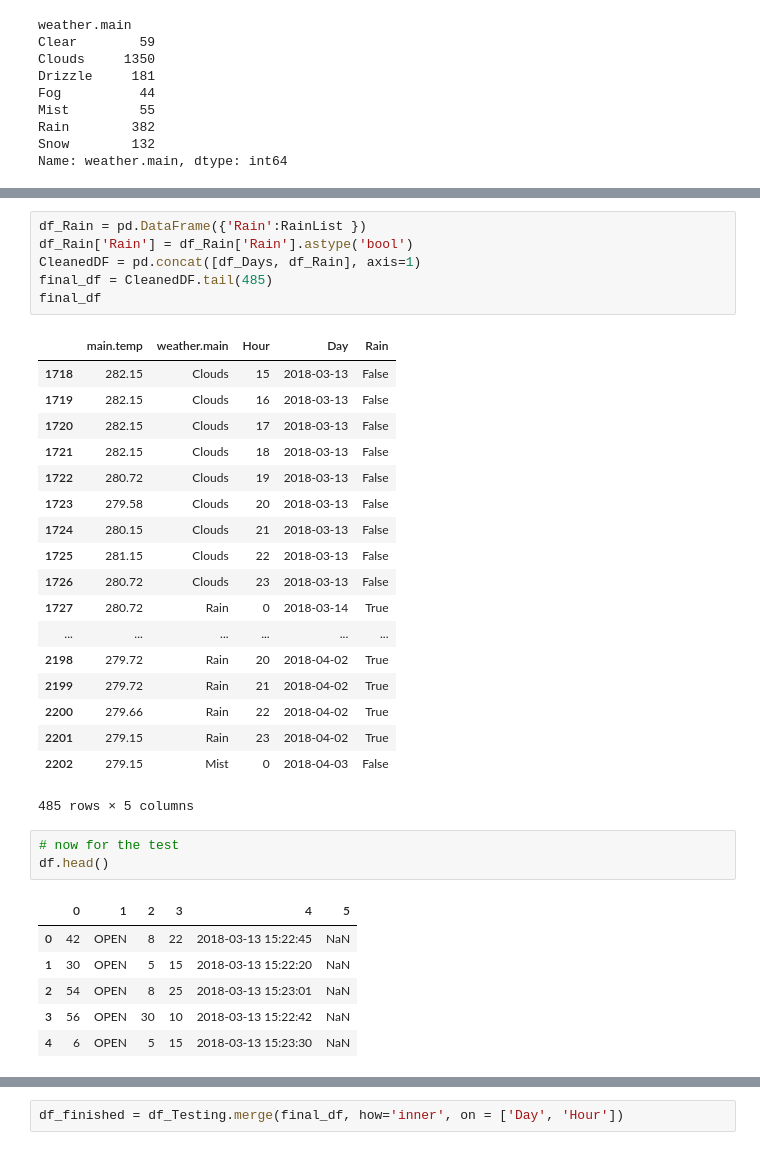
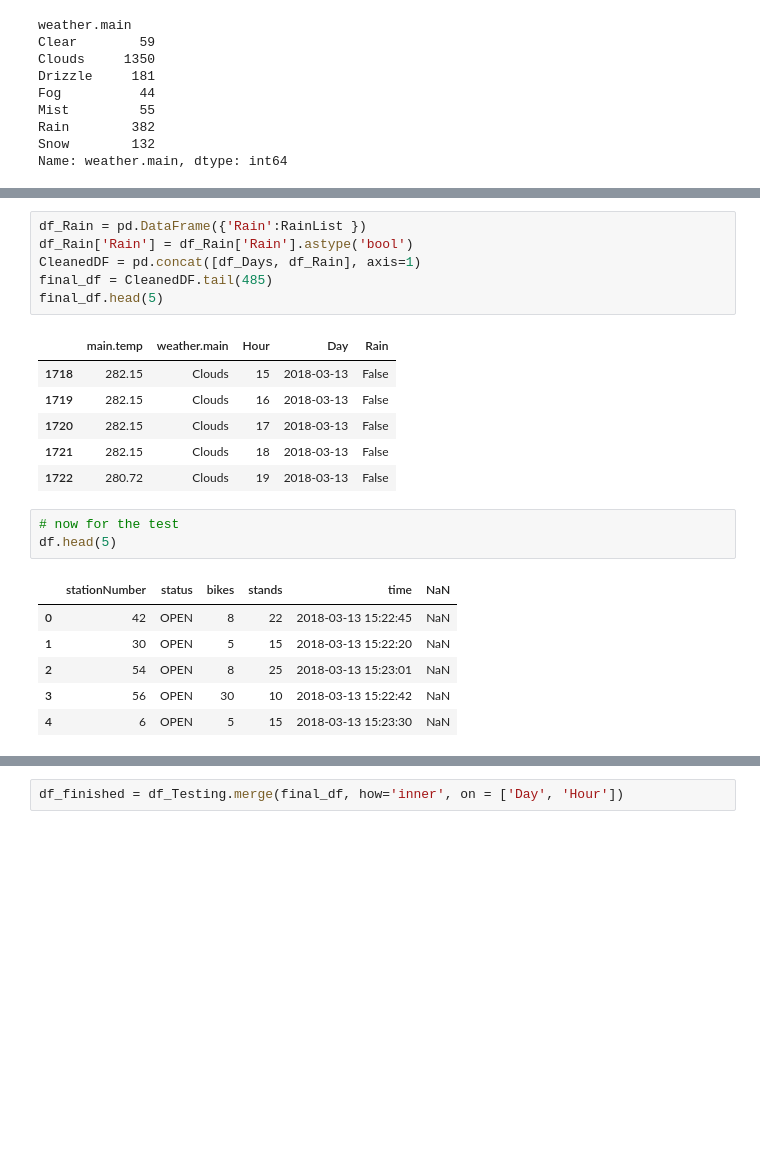
Before and after one commit to obyrned1/Group20_COMP30670_Project, a Jupyter notebook: flaskapp/app/prediction_model.ipynb, the cells around one changed output, grey strips where cells are left out. Cells and saved outputs as stored; diff of their text form; blank space fills up the shorter version.

```diff
--- a/flaskapp/app/prediction_model.ipynb
+++ b/flaskapp/app/prediction_model.ipynb
@@ -169,33 +113,21 @@ RainList
 # %%
 df_Rain = pd.DataFrame({'Rain':RainList })
 df_Rain['Rain'] = df_Rain['Rain'].astype('bool')
 CleanedDF = pd.concat([df_Days, df_Rain], axis=1)
 final_df = CleanedDF.tail(485)
-final_df
+final_df.head(5)
 # %% [output]
 |  | main.temp | weather.main | Hour | Day | Rain |
 | 1718 | 282.15 | Clouds | 15 | 2018-03-13 | False |
 | 1719 | 282.15 | Clouds | 16 | 2018-03-13 | False |
 | 1720 | 282.15 | Clouds | 17 | 2018-03-13 | False |
 | 1721 | 282.15 | Clouds | 18 | 2018-03-13 | False |
 | 1722 | 280.72 | Clouds | 19 | 2018-03-13 | False |
-| 1723 | 279.58 | Clouds | 20 | 2018-03-13 | False |
-| 1724 | 280.15 | Clouds | 21 | 2018-03-13 | False |
-| 1725 | 281.15 | Clouds | 22 | 2018-03-13 | False |
-| 1726 | 280.72 | Clouds | 23 | 2018-03-13 | False |
-| 1727 | 280.72 | Rain | 0 | 2018-03-14 | True |
-| ... | ... | ... | ... | ... | ... |
-| 2198 | 279.72 | Rain | 20 | 2018-04-02 | True |
-| 2199 | 279.72 | Rain | 21 | 2018-04-02 | True |
-| 2200 | 279.66 | Rain | 22 | 2018-04-02 | True |
-| 2201 | 279.15 | Rain | 23 | 2018-04-02 | True |
-| 2202 | 279.15 | Mist | 0 | 2018-04-03 | False |
-485 rows × 5 columns
 # %%
 # now for the test
-df.head()
+df.head(5)
 # %% [output]
-|  | 0 | 1 | 2 | 3 | 4 | 5 |
+|  | stationNumber | status | bikes | stands | time | NaN |
 | 0 | 42 | OPEN | 8 | 22 | 2018-03-13 15:22:45 | NaN |
 | 1 | 30 | OPEN | 5 | 15 | 2018-03-13 15:22:20 | NaN |
 | 2 | 54 | OPEN | 8 | 25 | 2018-03-13 15:23:01 | NaN |
```
Also changed, not shown: parts of 21 cells of this notebook.
